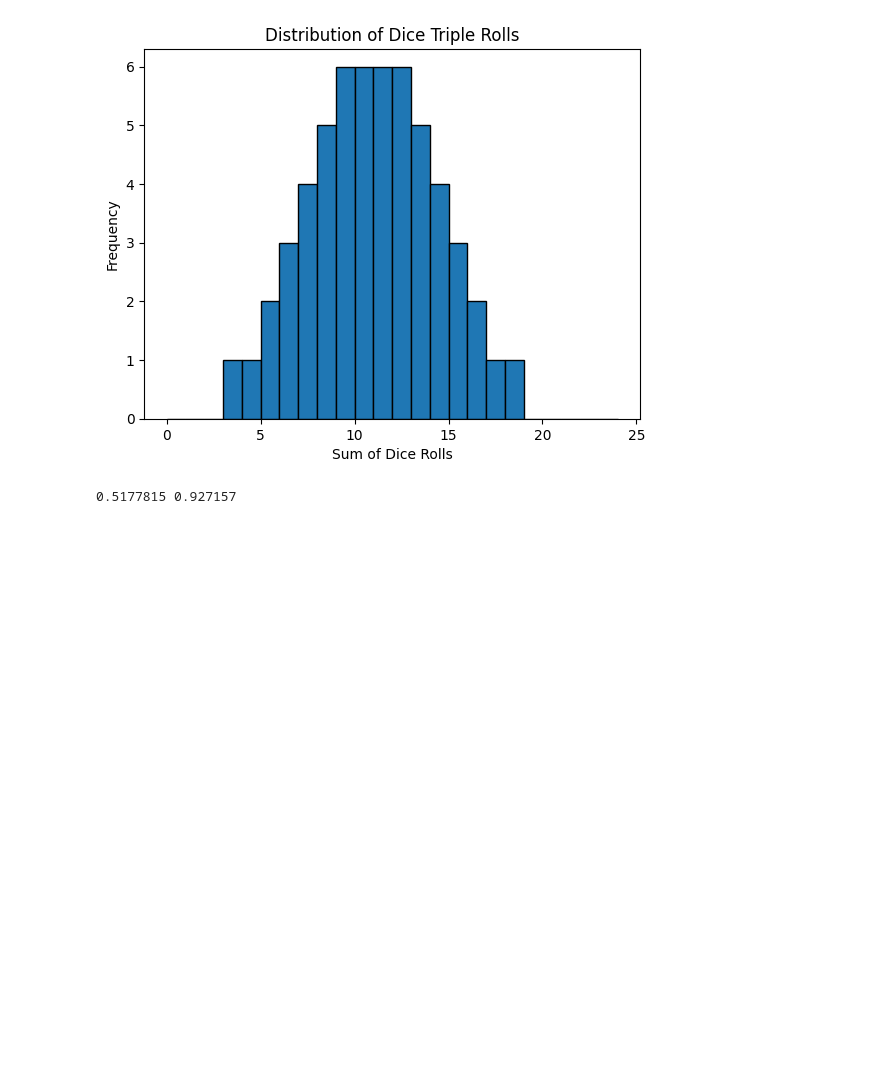
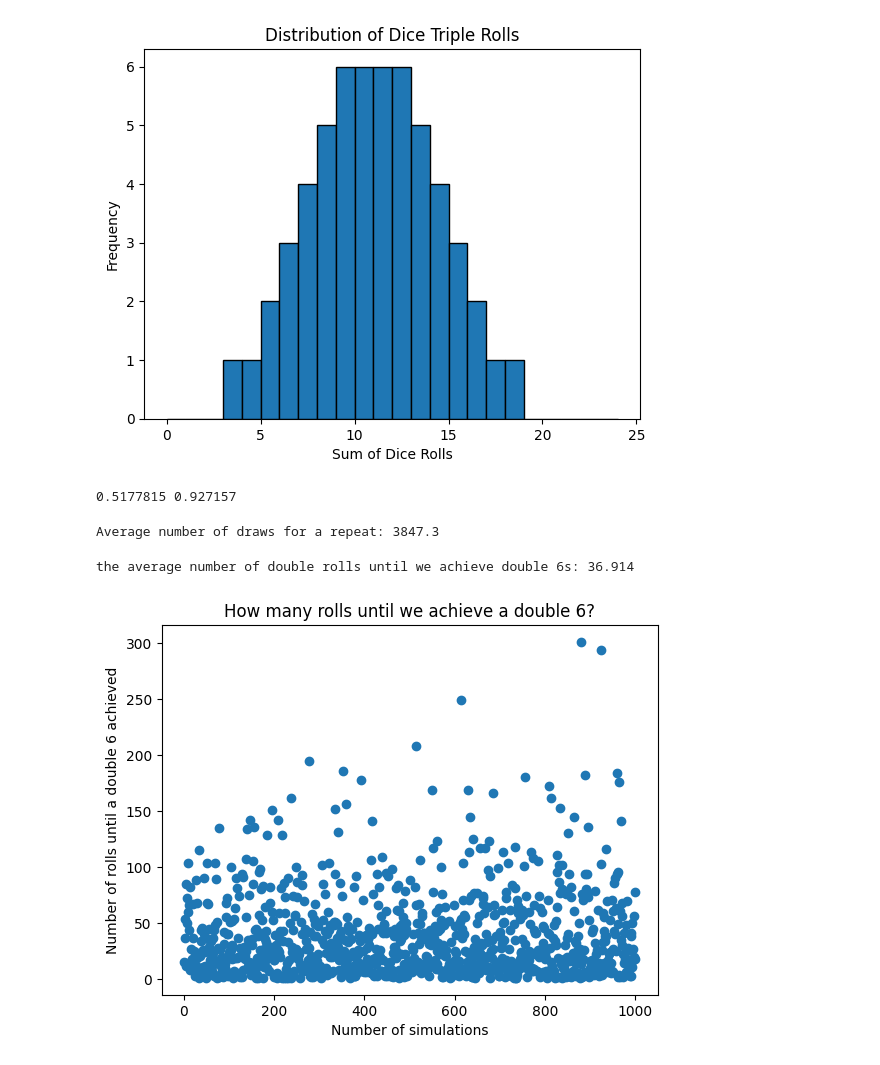
Before and after one commit to ghaithAlMasri/MachineLearning, a Jupyter notebook: Ubungen/Ghaith_AlMasri_Ubung_4.ipynb, the cells around one changed output. Saved outputs shown, nothing was run; the diff lists cells and outputs as text; code cells hidden in the pictures; blank space fills up the shorter version.

```diff
--- a/Ubungen/Ghaith_AlMasri_Ubung_4.ipynb
+++ b/Ubungen/Ghaith_AlMasri_Ubung_4.ipynb
@@ -97,0 +62,74 @@ print("Durchschnittliche Anzahl der Ziehungen:", average_drawings)
+# %%
+import random
+
+def lotto_simulator():
+    numbers = list(range(1, 50))
+    draws = 0
+    history = set()
+
+    while True:
+        draws += 1
+        random.shuffle(numbers)
+        combination = tuple(sorted(numbers[:6]))
+
+        if combination in history:
+            return draws
+
+        history.add(combination)
+
+
+simulations = 10
+total_draws = 0
+
+for _ in range(simulations):
+    total_draws += lotto_simulator()
+
+average_draws = total_draws / simulations
+
+print("Average number of draws for a repeat:", average_draws)
+# %% [output]
+Average number of draws for a repeat: 3847.3
+# %%
+import random
+import matplotlib.pyplot as plt
+
+class question_four:
+    def __init__(self, simulations = 100 ) -> None:
+        self.history = []
+        self.simulations = simulations
+        self.averages = self.keep_them_rolling()
+        self.draw()
+
+    def roll(self) -> int:
+        return random.randint(1,6)
+
+
+    def roll_until_double_six(self) -> list:
+        while True:
+            my_rolls = (self.roll(),self.roll())
+            self.history.append(my_rolls)
+            if my_rolls == (6,6):
+                length = len(self.history)
+                self.history = []
+                return length
+
+    def keep_them_rolling(self) -> list:
+        averages = []
+        for _ in range(self.simulations):
+            averages.append(self.roll_until_double_six())
+        return averages
+
+
+    def draw(self):
+        print(f'the average number of double rolls until we achieve double 6s: {sum(self.averages)/len(self.averages)}')
+        plt.scatter(range(1,self.simulations+1),self.averages)
+        plt.xlabel('Number of simulations')
+        plt.ylabel('Number of rolls until a double 6 achieved')
+        plt.title('How many rolls until we achieve a double 6?')
+        plt.show()
+
+
+calling = question_four(1000)
+# %% [output]
+the average number of double rolls until we achieve double 6s: 36.914
+[figure, added]
```
Also changed, not shown: parts of 1 cell of this notebook.
